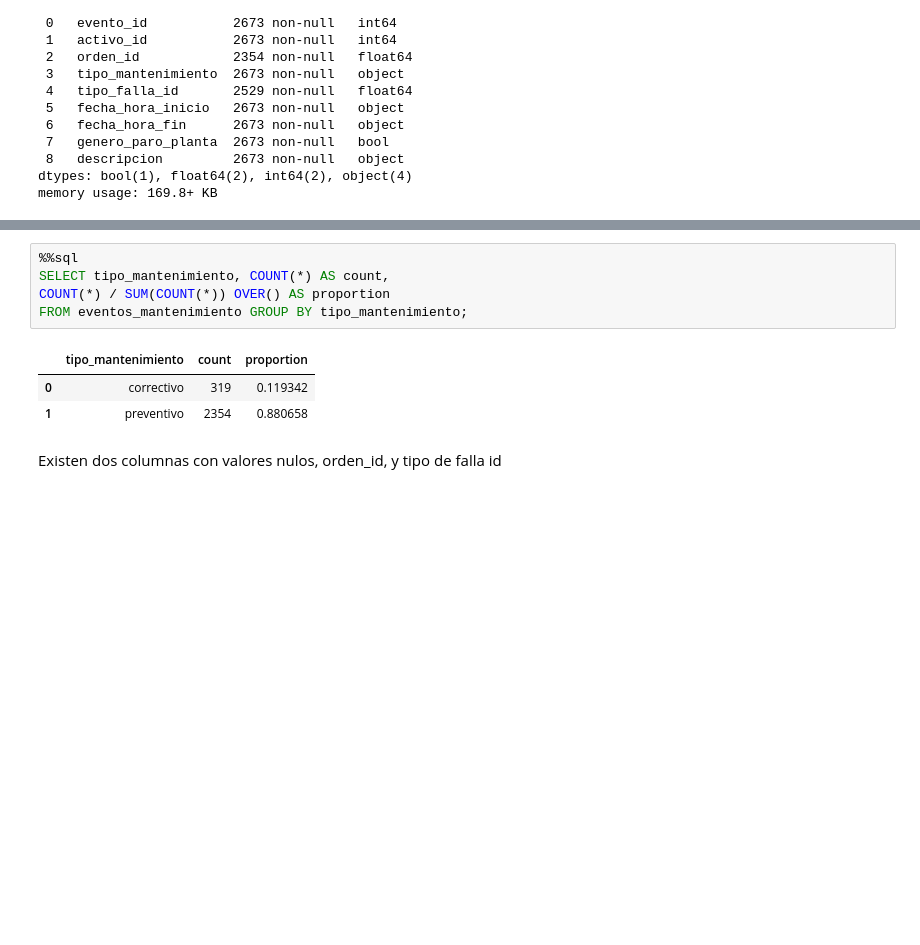
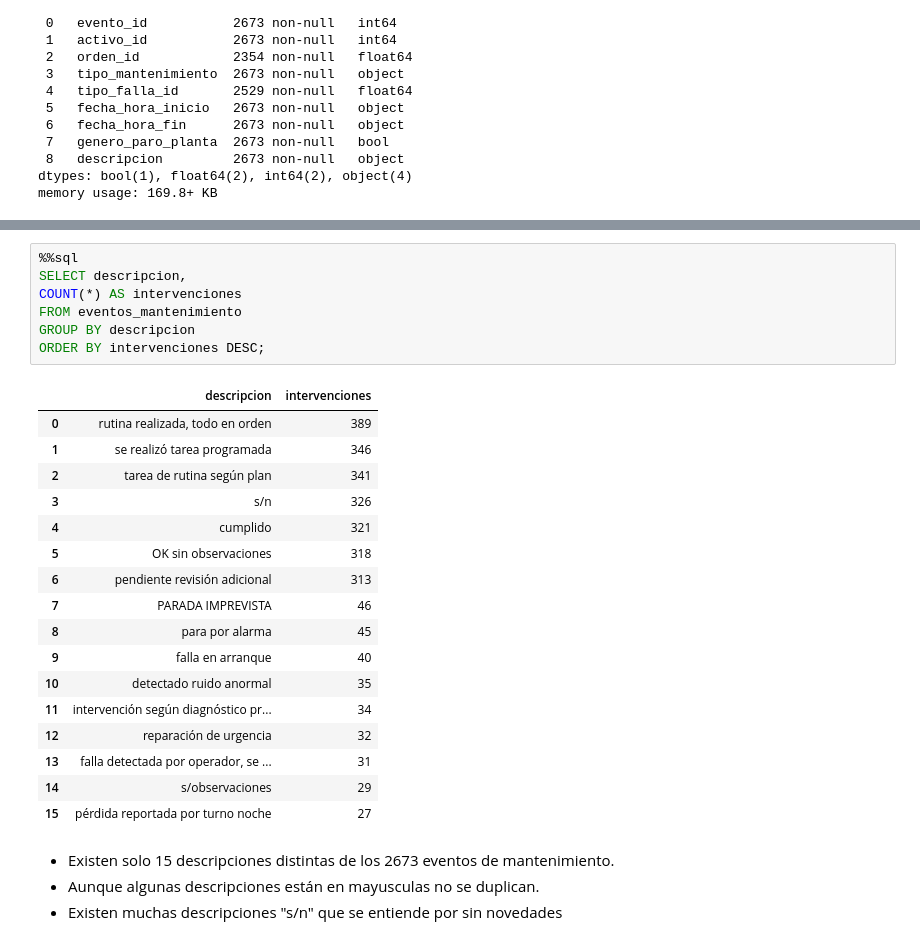
Before and after one commit to dcardone1/Maintenance_System_Analysis, a Jupyter notebook: Analysis.ipynb, the cells around one changed output, grey strips where cells are left out. Saved outputs shown, nothing was run; the diff lists cells and outputs as text; blank space fills up the shorter version.

```diff
--- a/Analysis.ipynb
+++ b/Analysis.ipynb
@@ -113,11 +129,29 @@ memory usage: 169.8+ KB
 # %%
 %%sql
-SELECT tipo_mantenimiento, COUNT(*) AS count,
-COUNT(*) / SUM(COUNT(*)) OVER() AS proportion
-FROM eventos_mantenimiento GROUP BY tipo_mantenimiento;
+SELECT descripcion,
+COUNT(*) AS intervenciones
+FROM eventos_mantenimiento
+GROUP BY descripcion
+ORDER BY intervenciones DESC;
 # %% [output]
-|  | tipo_mantenimiento | count | proportion |
-| 0 | correctivo | 319 | 0.119342 |
-| 1 | preventivo | 2354 | 0.880658 |
+|  | descripcion | intervenciones |
+| 0 | rutina realizada, todo en orden | 389 |
+| 1 | se realizó tarea programada | 346 |
+| 2 | tarea de rutina según plan | 341 |
+| 3 | s/n | 326 |
+| 4 | cumplido | 321 |
+| 5 | OK sin observaciones | 318 |
+| 6 | pendiente revisión adicional | 313 |
+| 7 | PARADA IMPREVISTA | 46 |
+| 8 | para por alarma | 45 |
+| 9 | falla en arranque | 40 |
+| 10 | detectado ruido anormal | 35 |
+| 11 | intervención según diagnóstico pr... | 34 |
+| 12 | reparación de urgencia | 32 |
+| 13 | falla detectada por operador, se ... | 31 |
+| 14 | s/observaciones | 29 |
+| 15 | pérdida reportada por turno noche | 27 |
-# %% [markdown]
-Existen dos columnas con valores nulos, orden_id, y tipo de falla id
+# %% [markdown]
+- Existen solo 15 descripciones distintas de los 2673 eventos de mantenimiento.
+- Aunque algunas descripciones están en mayusculas no se duplican.
+- Existen muchas descripciones "s/n" que se entiende por sin novedades
```
Also changed, not shown: parts of 31 cells of this notebook.
